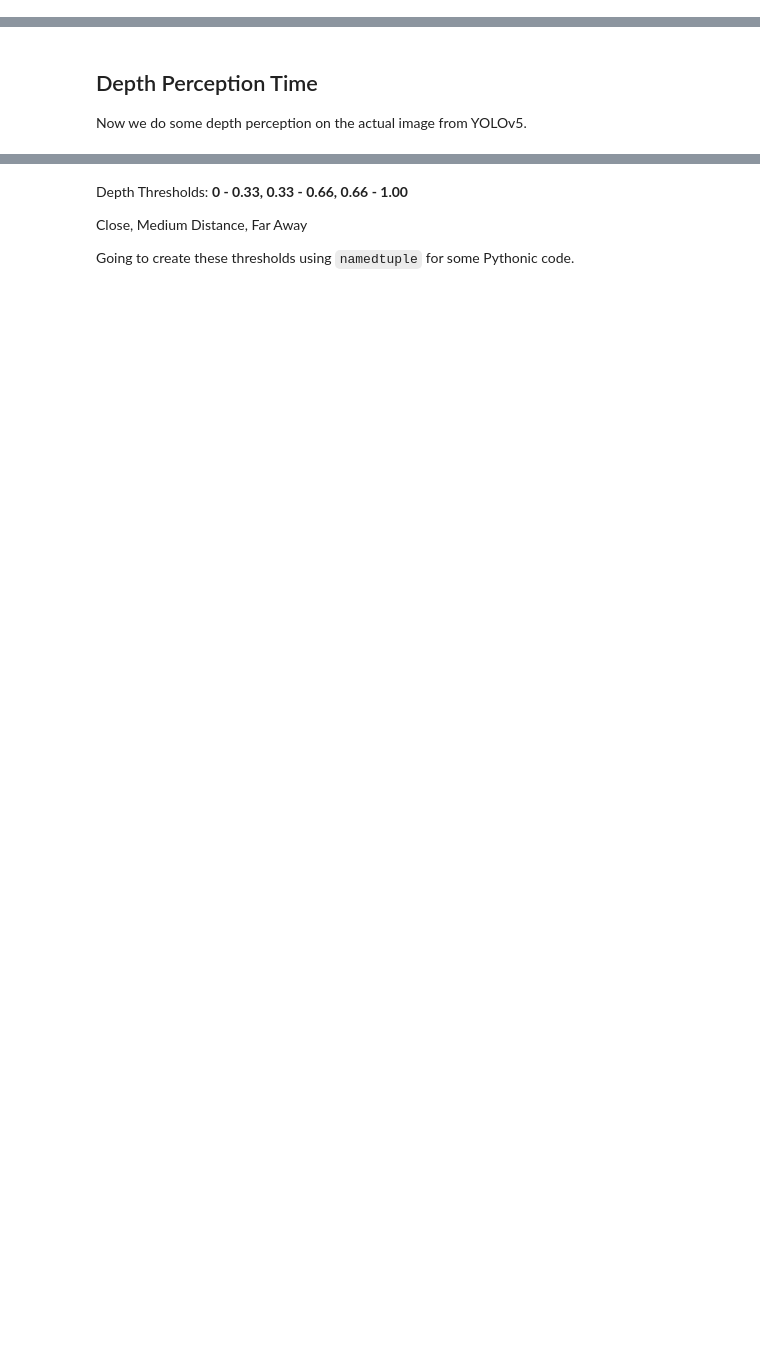
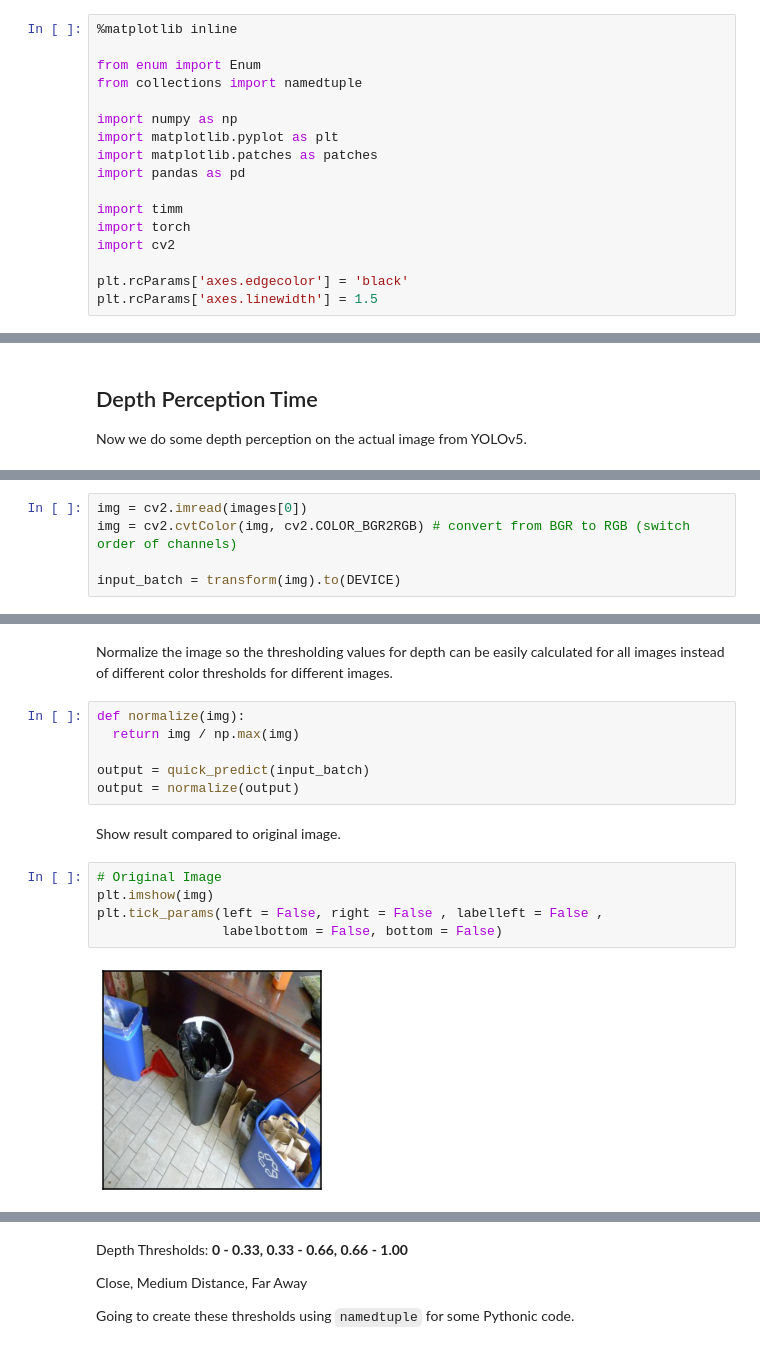
Before and after one commit to AstroNoodles/Mini-Projects, a Jupyter notebook: JR_Depth_Detection.ipynb, the cells around one changed output, grey strips where cells are left out. Drawn from its saved outputs; the diff is of its cells as text; blank space fills up the shorter version.

```diff
--- a/JR_Depth_Detection.ipynb
+++ b/JR_Depth_Detection.ipynb
@@ -45,0 +44,17 @@ import pandas as pd
+# %%
+%matplotlib inline
+
+from enum import Enum
+from collections import namedtuple
+
+import numpy as np
+import matplotlib.pyplot as plt
+import matplotlib.patches as patches
+import pandas as pd
+
+import timm
+import torch
+import cv2
+
+plt.rcParams['axes.edgecolor'] = 'black'
+plt.rcParams['axes.linewidth'] = 1.5
@@ -241,0 +190,5 @@ plt.colorbar()
+# %%
+img = cv2.imread(images[0])
+img = cv2.cvtColor(img, cv2.COLOR_BGR2RGB) # convert from BGR to RGB (switch order of channels)
+
+input_batch = transform(img).to(DEVICE)
@@ -241,0 +212,17 @@ plt.colorbar()
+# %% [markdown]
+Normalize the image so the thresholding values for depth can be easily calculated for all images instead of different color thresholds for different images.
+# %%
+def normalize(img):
+  return img / np.max(img)
+
+output = quick_predict(input_batch)
+output = normalize(output)
+# %% [markdown]
+Show result compared to original image.
+# %%
+# Original Image
+plt.imshow(img)
+plt.tick_params(left = False, right = False , labelleft = False ,
+                labelbottom = False, bottom = False)
+# %% [output]
+[figure, added]
```
Also changed, not shown: parts of 58 cells of this notebook.
